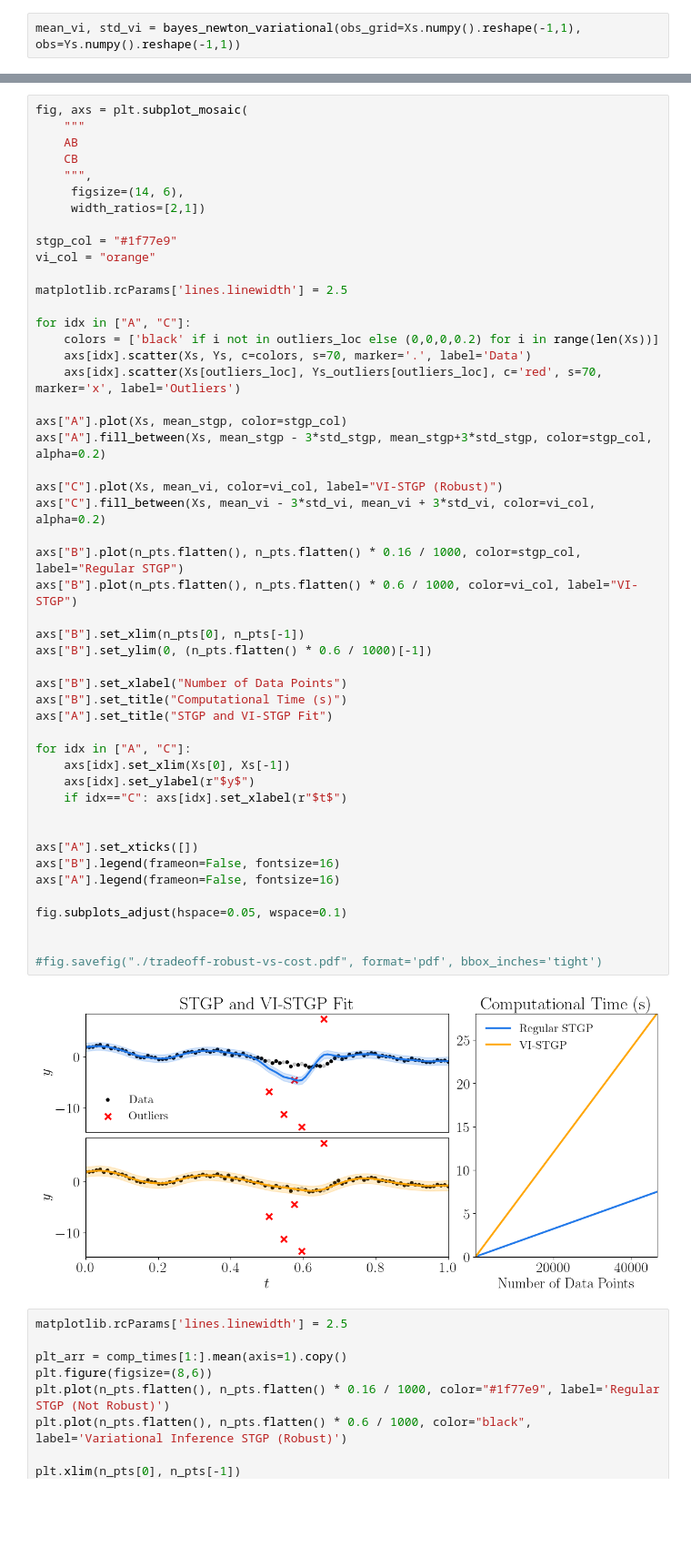
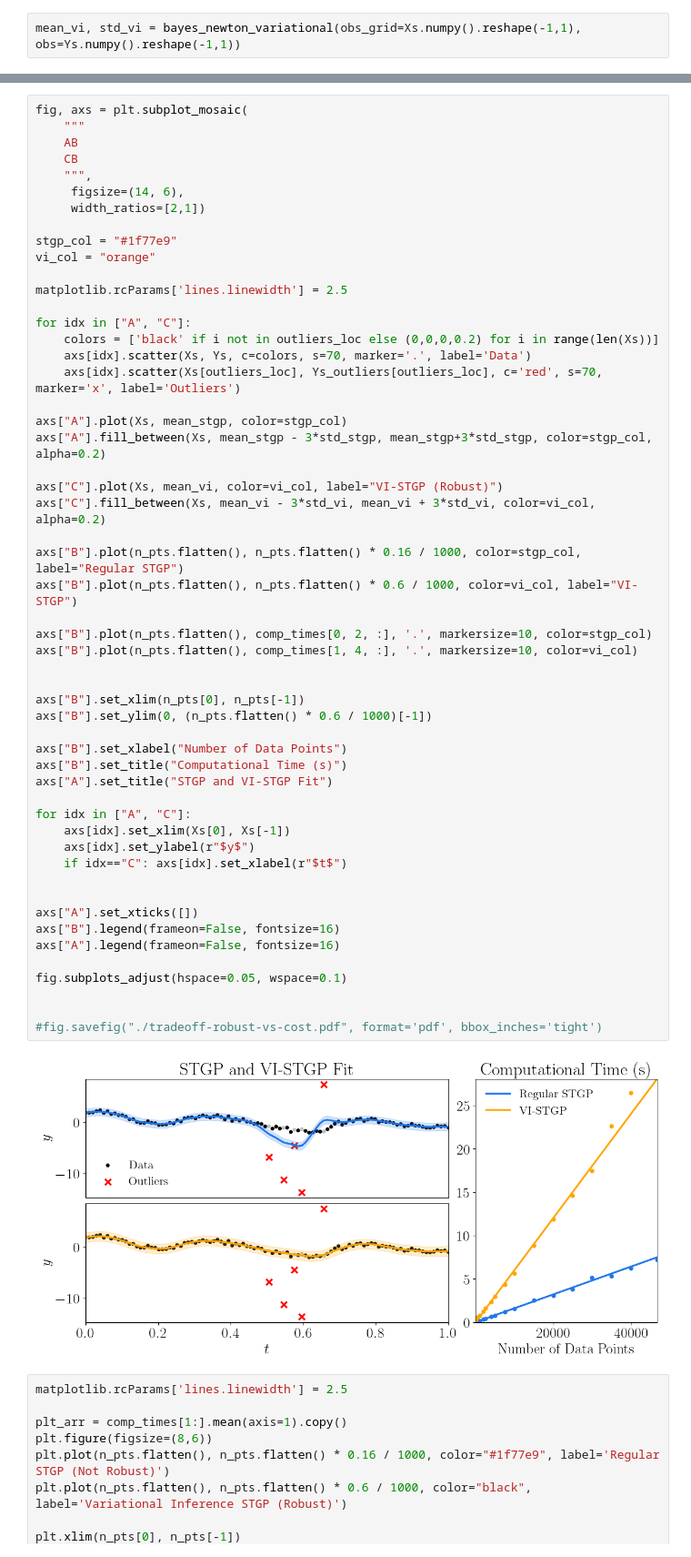
Before and after one commit to williamlaplante/ST-RCGP, a Jupyter notebook: experiments/financial-applications/high-frequeny-data/tradeoff-robust-vs-cost.ipynb, the cells around one changed output, grey strips where cells are left out. Shown at 91% size. Cells and saved outputs as stored; diff of their text form; blank space fills up the shorter version.

Commit message:
added plot for kf filter smoother

```diff
--- a/experiments/financial-applications/high-frequeny-data/tradeoff-robust-vs-cost.ipynb
+++ b/experiments/financial-applications/high-frequeny-data/tradeoff-robust-vs-cost.ipynb
@@ -146,34 +144,38 @@ axs["A"].plot(Xs, mean_stgp, color=stgp_col)
 axs["A"].fill_between(Xs, mean_stgp - 3*std_stgp, mean_stgp+3*std_stgp, color=stgp_col, alpha=0.2)
 
 axs["C"].plot(Xs, mean_vi, color=vi_col, label="VI-STGP (Robust)")
 axs["C"].fill_between(Xs, mean_vi - 3*std_vi, mean_vi + 3*std_vi, color=vi_col, alpha=0.2)
 
 axs["B"].plot(n_pts.flatten(), n_pts.flatten() * 0.16 / 1000, color=stgp_col, label="Regular STGP")
 axs["B"].plot(n_pts.flatten(), n_pts.flatten() * 0.6 / 1000, color=vi_col, label="VI-STGP")
 
+axs["B"].plot(n_pts.flatten(), comp_times[0, 2, :], '.', markersize=10, color=stgp_col)
+axs["B"].plot(n_pts.flatten(), comp_times[1, 4, :], '.', markersize=10, color=vi_col)
+
+
 axs["B"].set_xlim(n_pts[0], n_pts[-1])
 axs["B"].set_ylim(0, (n_pts.flatten() * 0.6 / 1000)[-1])
 
 axs["B"].set_xlabel("Number of Data Points")
 axs["B"].set_title("Computational Time (s)")
 axs["A"].set_title("STGP and VI-STGP Fit")
 
 for idx in ["A", "C"]:
     axs[idx].set_xlim(Xs[0], Xs[-1])
     axs[idx].set_ylabel(r"$y$")
     if idx=="C": axs[idx].set_xlabel(r"$t$")
 
 
 axs["A"].set_xticks([])
 axs["B"].legend(frameon=False, fontsize=16)
 axs["A"].legend(frameon=False, fontsize=16)
 
 fig.subplots_adjust(hspace=0.05, wspace=0.1)
 
 
 #fig.savefig("./tradeoff-robust-vs-cost.pdf", format='pdf', bbox_inches='tight')
 # %% [output]
-[figure, old version]
+[figure, new version]
 # %%
 matplotlib.rcParams['lines.linewidth'] = 2.5
 
```
Also changed, not shown: parts of 1 cell of this notebook, 4 other files.
